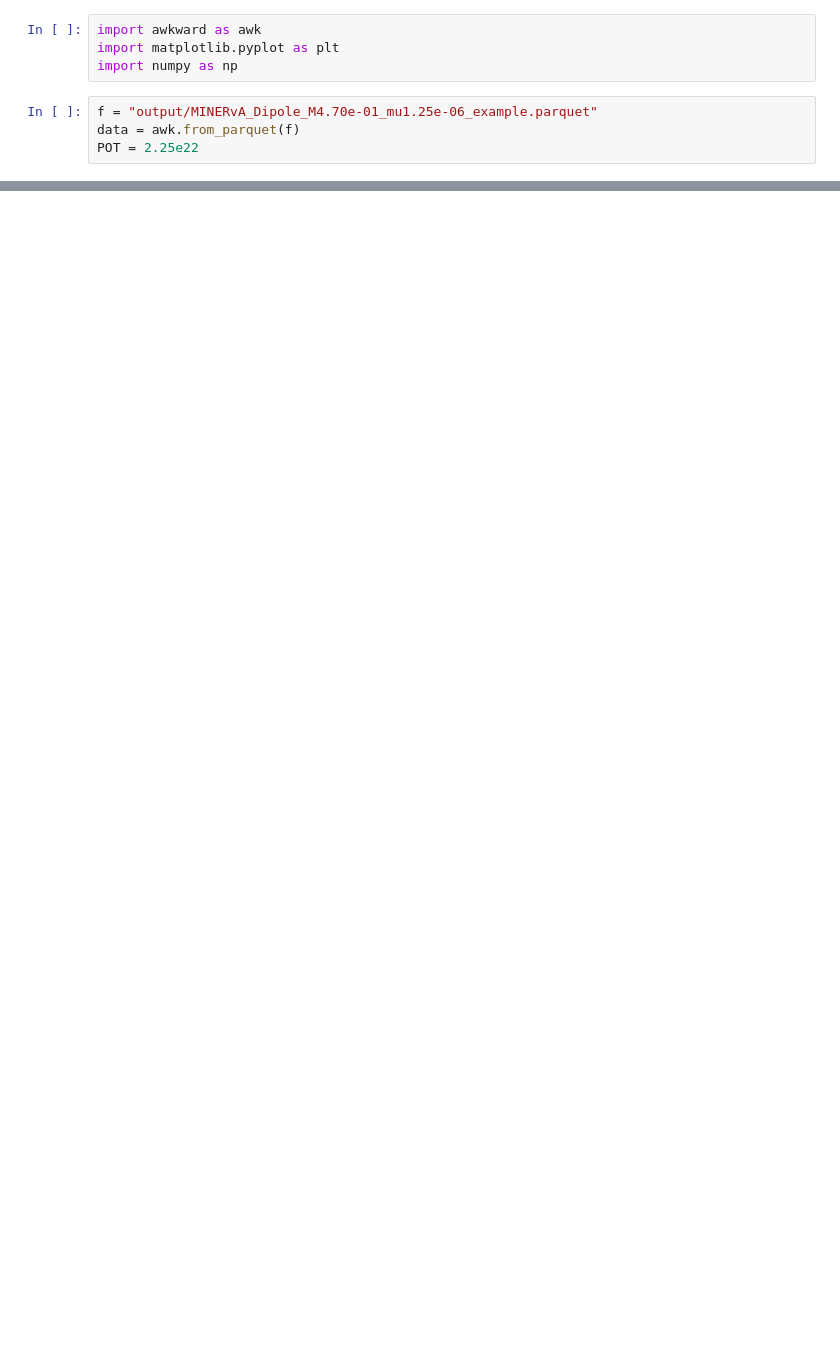
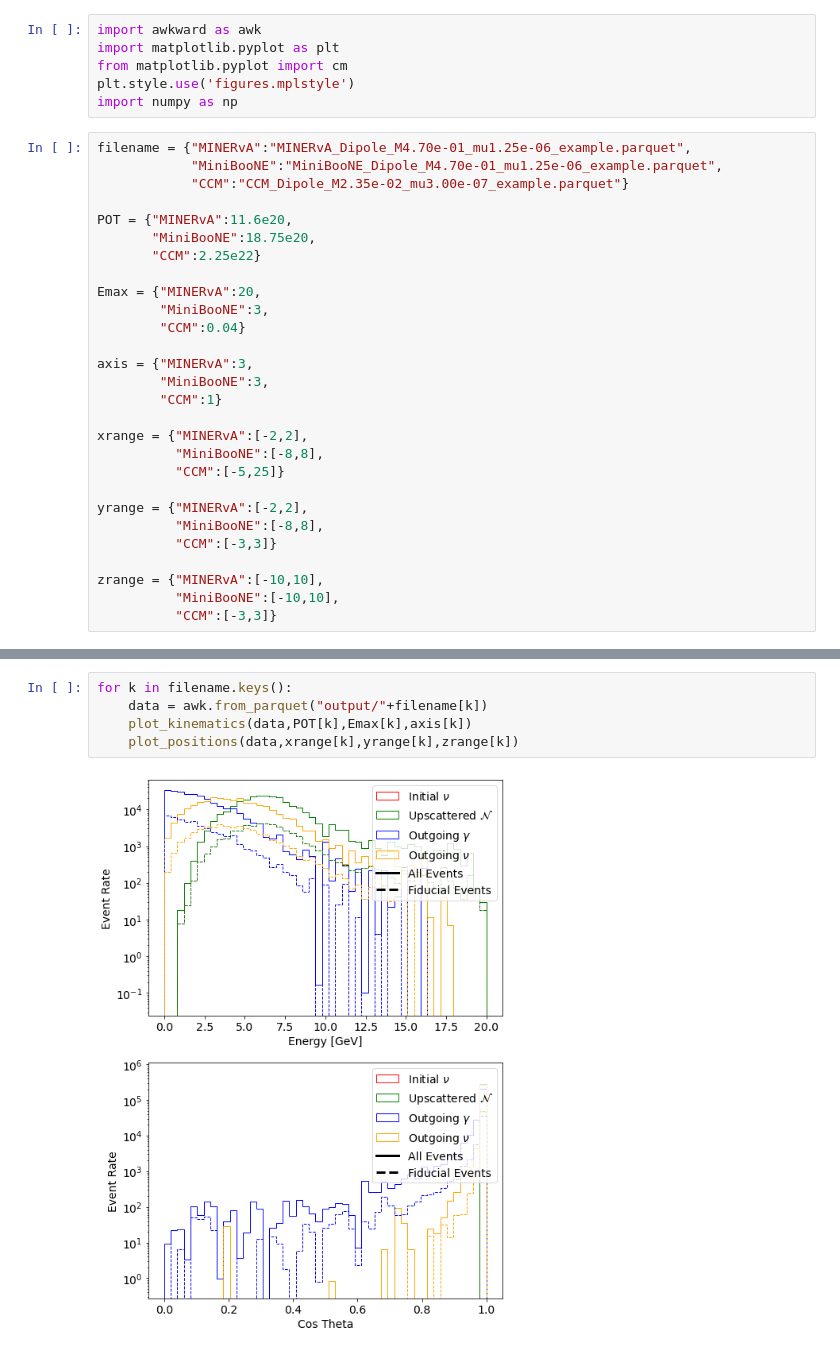
Before and after one commit to Harvard-Neutrino/SIREN, a Jupyter notebook: resources/Examples/Example2/PaperPlots.ipynb, the cells around one changed output, grey strips where cells are left out. Drawn from its saved outputs; the diff is of its cells as text; blank space fills up the shorter version.

Commit message:
Clean up plotting notebook

```diff
--- a/resources/Examples/Example2/PaperPlots.ipynb
+++ b/resources/Examples/Example2/PaperPlots.ipynb
@@ -1,11 +1,37 @@
 # %%
 import awkward as awk
 import matplotlib.pyplot as plt
+from matplotlib.pyplot import cm
+plt.style.use('figures.mplstyle')
 import numpy as np
 # %%
-f = "output/MINERvA_Dipole_M4.70e-01_mu1.25e-06_example.parquet"
-data = awk.from_parquet(f)
-POT = 2.25e22
+filename = {"MINERvA":"MINERvA_Dipole_M4.70e-01_mu1.25e-06_example.parquet",
+            "MiniBooNE":"MiniBooNE_Dipole_M4.70e-01_mu1.25e-06_example.parquet",
+            "CCM":"CCM_Dipole_M2.35e-02_mu3.00e-07_example.parquet"}
+
+POT = {"MINERvA":11.6e20,
+       "MiniBooNE":18.75e20,
+       "CCM":2.25e22}
+
+Emax = {"MINERvA":20,
+        "MiniBooNE":3,
+        "CCM":0.04}
+
+axis = {"MINERvA":3,
+        "MiniBooNE":3,
+        "CCM":1}
+
+xrange = {"MINERvA":[-2,2],
+          "MiniBooNE":[-8,8],
+          "CCM":[-5,25]}
+
+yrange = {"MINERvA":[-2,2],
+          "MiniBooNE":[-8,8],
+          "CCM":[-3,3]}
+
+zrange = {"MINERvA":[-10,10],
+          "MiniBooNE":[-10,10],
+          "CCM":[-3,3]}
 # %%
 # Kinematic distributions
 
@@ -94,3 +194,10 @@ FieldNotFoundError: no field 'in_fid' in record with 10 fields
 
 This error occurred while attempting to slice
 
+# %%
+for k in filename.keys():
+    data = awk.from_parquet("output/"+filename[k])
+    plot_kinematics(data,POT[k],Emax[k],axis[k])
+    plot_positions(data,xrange[k],yrange[k],zrange[k])
+# %% [output]
+[figure, added]
```
Also changed, not shown: parts of 3 cells of this notebook, 1 other file.
